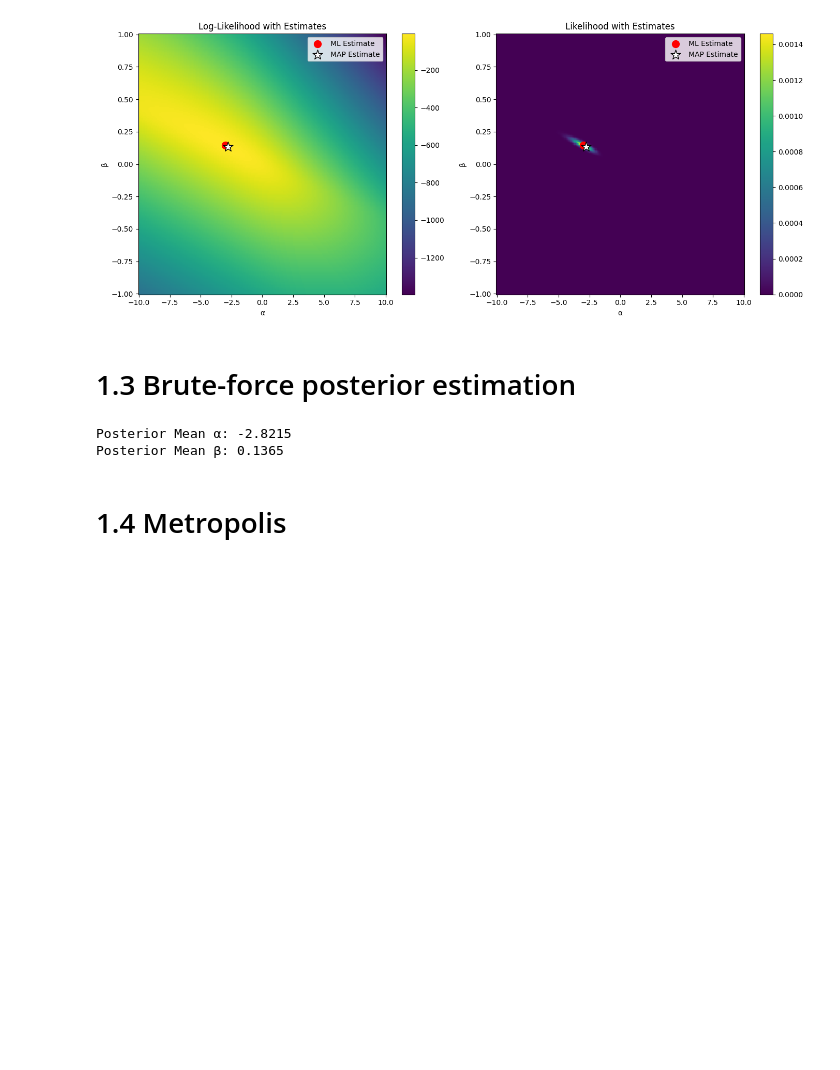
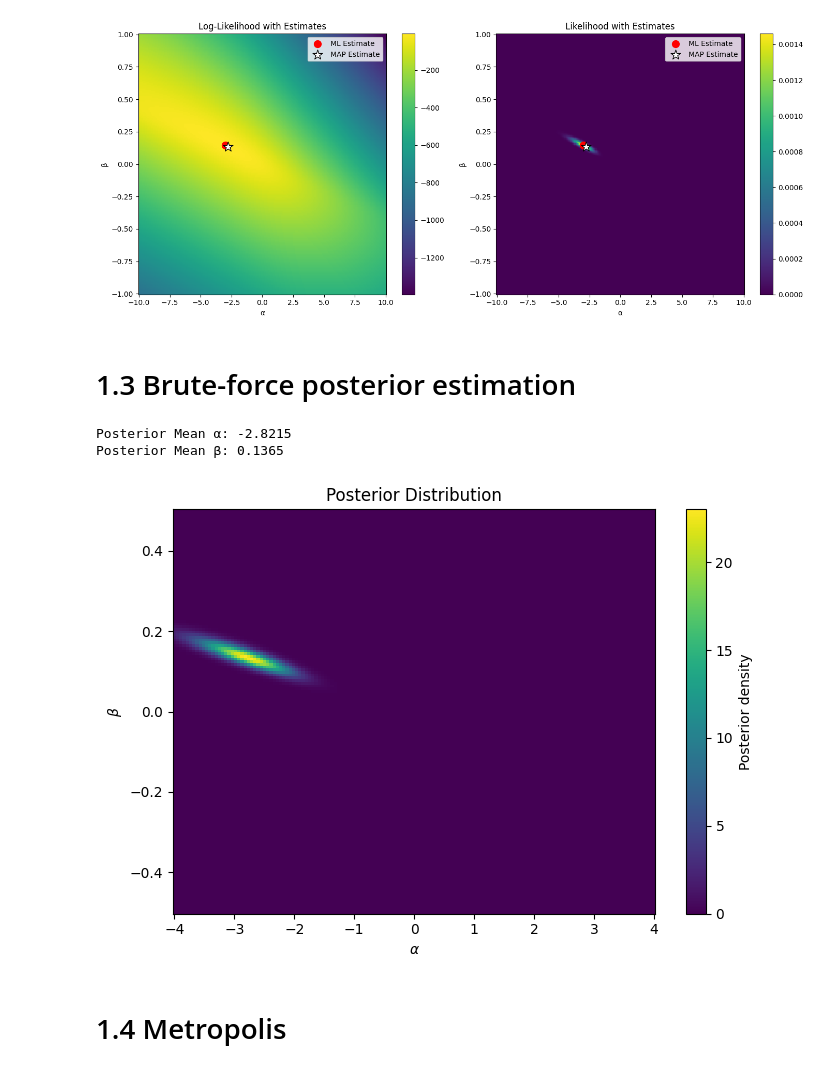
Before and after one commit to Axeeh/MushroomCultivation, a Jupyter notebook: notebook.ipynb, the cells around one changed output. Cells and saved outputs as stored; diff of their text form; code cells hidden in the pictures; blank space fills up the shorter version.

Commit message:
added posterior dist. plot

```diff
--- a/notebook.ipynb
+++ b/notebook.ipynb
@@ -281,6 +283,26 @@ print(f"Posterior Mean β: {mean_beta:.4f}")
 # %% [output]
 Posterior Mean α: -2.8215
 Posterior Mean β: 0.1365
+# %%
+plt.figure(figsize=(7, 5))
+
+pcm = plt.pcolormesh(
+    alpha_vals,
+    beta_vals,
+    posterior_norm,
+    shading="auto",
+    cmap="viridis"
+)
+
+plt.colorbar(pcm, label="Posterior density")
+plt.xlabel(r"$\alpha$")
+plt.ylabel(r"$\beta$")
+plt.title("Posterior Distribution")
+
+plt.tight_layout()
+plt.show()
+# %% [output]
+[figure, added]
 # %% [markdown]
 # 1.4 Metropolis
 # %%
```
Also changed, not shown: parts of 3 cells of this notebook.
